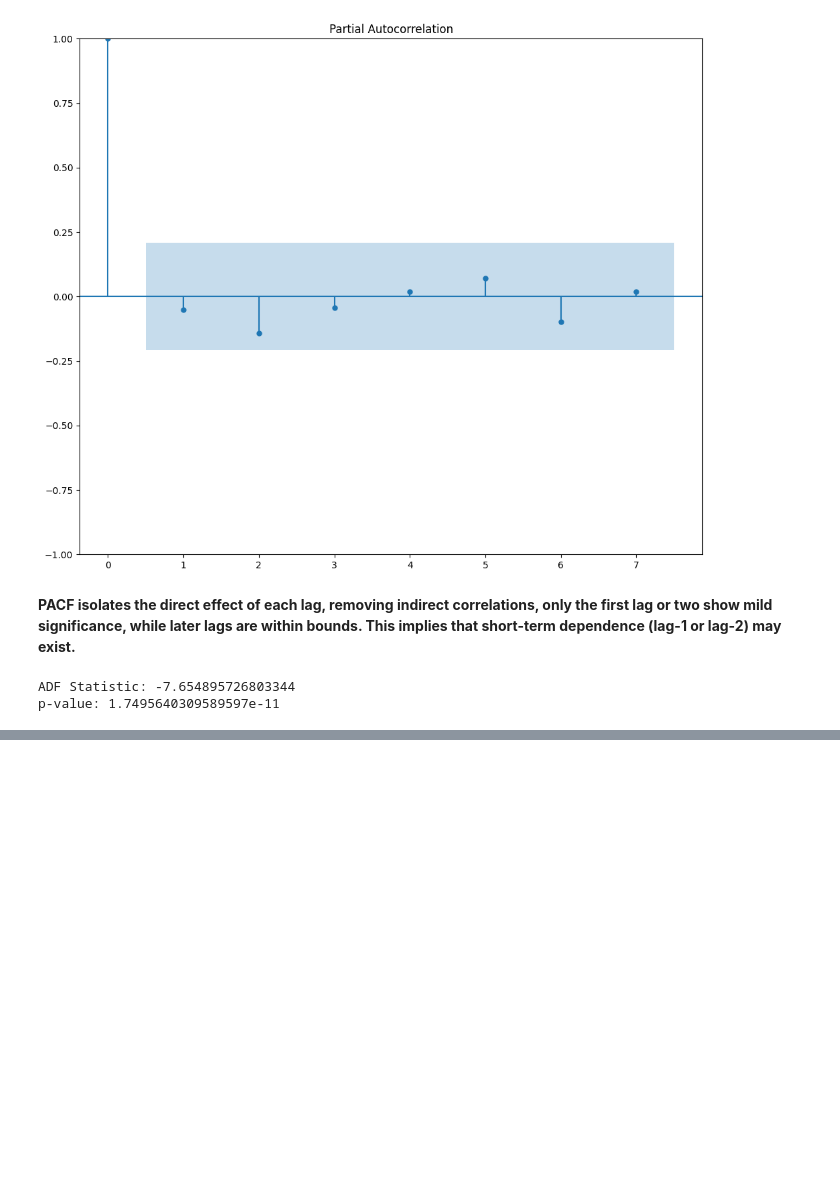
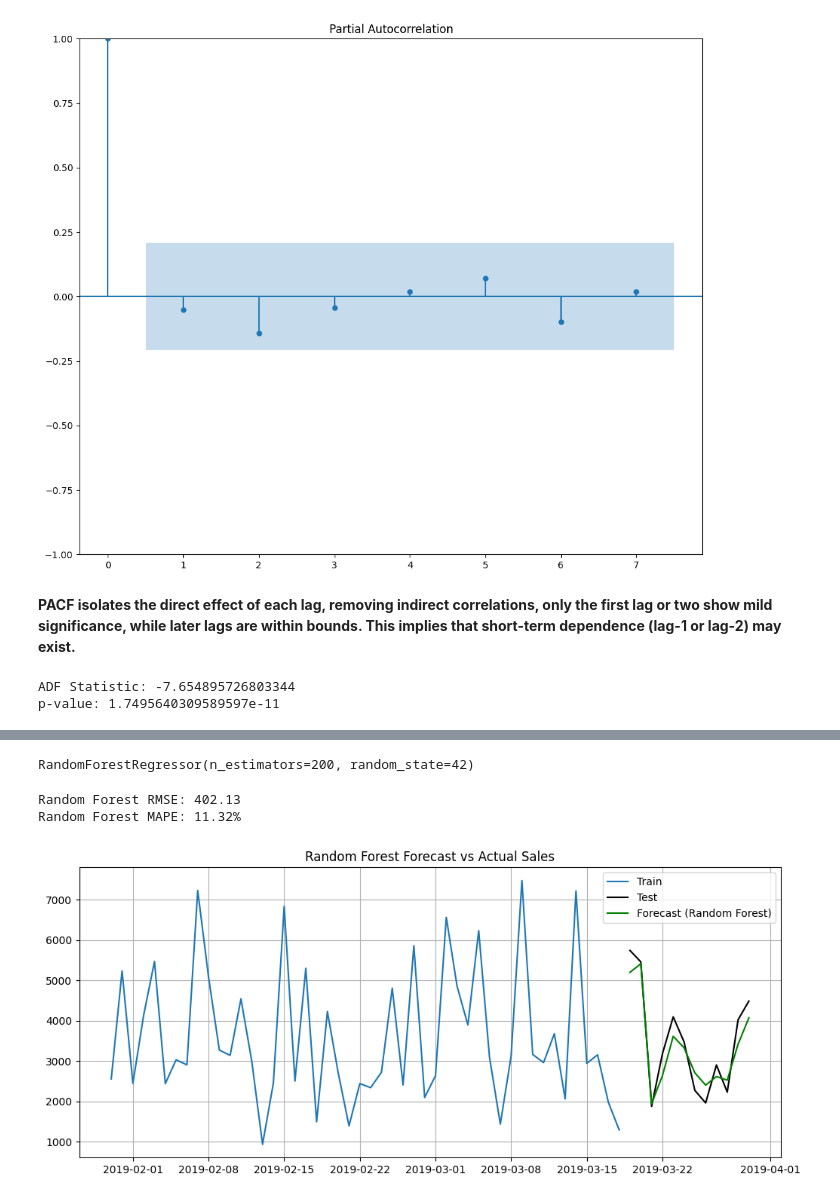
Before and after one commit to SmogJ/Supermarket-Sales-Forecaster, a Jupyter notebook: sales_forcast.ipynb, the cells around one changed output, grey strips where cells are left out. Saved outputs shown, nothing was run; the diff lists cells and outputs as text; code cells hidden in the pictures; blank space fills up the shorter version.

```diff
--- a/sales_forcast.ipynb
+++ b/sales_forcast.ipynb
@@ -568,0 +691,40 @@ p-value: 1.7495640309589597e-11
+# %%
+# Features and target
+X = df_ml[['unit_price', 'quantity', 'rating', 'lag1', 'lag7', 'roll_mean_7', 'roll_mean_30']]
+y = df_ml['sales']
+# %%
+# Chronological split (train/test)
+train_size = int(len(df_ml) * 0.8)
+X_train, X_test = X.iloc[:train_size], X.iloc[train_size:]
+y_train, y_test = y.iloc[:train_size], y.iloc[train_size:]
+# %%
+# Train model
+rf = RandomForestRegressor(n_estimators=200, random_state=42)
+rf.fit(X_train, y_train)
+# %% [output]
+RandomForestRegressor(n_estimators=200, random_state=42)
+# %%
+# Forecast
+y_pred = rf.predict(X_test)
+# %%
+# Evaluation
+rmse = np.sqrt(mean_squared_error(y_test, y_pred))
+mape = mean_absolute_percentage_error(y_test, y_pred)
+
+print(f"Random Forest RMSE: {rmse:.2f}")
+print(f"Random Forest MAPE: {mape:.2%}")
+# %% [output]
+Random Forest RMSE: 402.13
+Random Forest MAPE: 11.32%
+# %%
+# Plot
+plt.figure(figsize=(12,5))
+plt.plot(y_train.index, y_train, label='Train')
+plt.plot(y_test.index, y_test, label='Test', color='black')
+plt.plot(y_test.index, y_pred, label='Forecast (Random Forest)', color='green')
+plt.legend()
+plt.title("Random Forest Forecast vs Actual Sales")
+plt.grid(True)
+plt.show()
+# %% [output]
+[figure, added]
```
Also changed, not shown: parts of 24 cells of this notebook.
